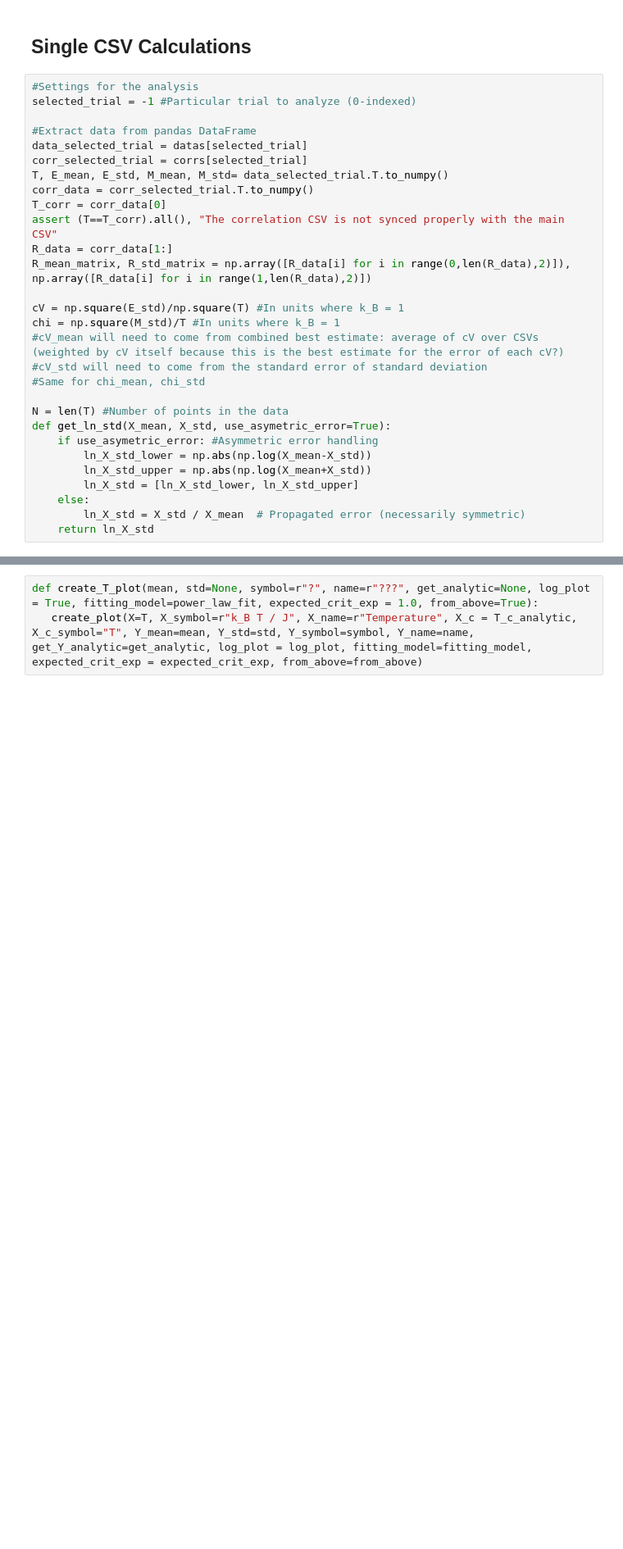
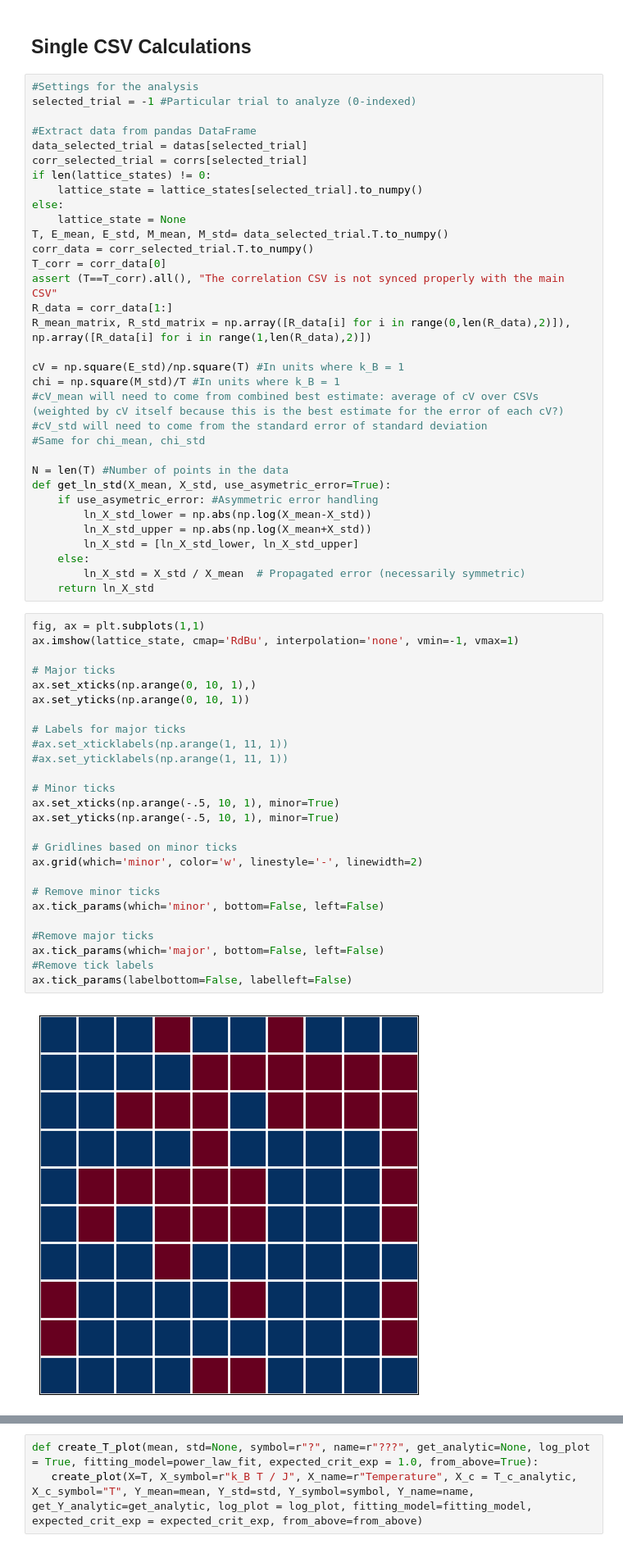
Before and after one commit to DarkLordProgrammer/ising, a Jupyter notebook: ising_plot_wyatt.ipynb, the cells around one changed output, grey strips where cells are left out. Shown at 82% size. Saved outputs shown, nothing was run; the diff lists cells and outputs as text; blank space fills up the shorter version.

```diff
--- a/ising_plot_wyatt.ipynb
+++ b/ising_plot_wyatt.ipynb
@@ -229,6 +234,10 @@ selected_trial = -1 #Particular trial to analyze (0-indexed)
 #Extract data from pandas DataFrame
 data_selected_trial = datas[selected_trial]
 corr_selected_trial = corrs[selected_trial]
+if len(lattice_states) != 0:
+    lattice_state = lattice_states[selected_trial].to_numpy()
+else:
+    lattice_state = None
 T, E_mean, E_std, M_mean, M_std= data_selected_trial.T.to_numpy()
 corr_data = corr_selected_trial.T.to_numpy()
 T_corr = corr_data[0]
@@ -251,6 +260,34 @@ def get_ln_std(X_mean, X_std, use_asymetric_error=True):
     else:
         ln_X_std = X_std / X_mean  # Propagated error (necessarily symmetric)
     return ln_X_std
+# %%
+fig, ax = plt.subplots(1,1)
+ax.imshow(lattice_state, cmap='RdBu', interpolation='none', vmin=-1, vmax=1)
+
+# Major ticks
+ax.set_xticks(np.arange(0, 10, 1),)
+ax.set_yticks(np.arange(0, 10, 1))
+
+# Labels for major ticks
+#ax.set_xticklabels(np.arange(1, 11, 1))
+#ax.set_yticklabels(np.arange(1, 11, 1))
+
+# Minor ticks
+ax.set_xticks(np.arange(-.5, 10, 1), minor=True)
+ax.set_yticks(np.arange(-.5, 10, 1), minor=True)
+
+# Gridlines based on minor ticks
+ax.grid(which='minor', color='w', linestyle='-', linewidth=2)
+
+# Remove minor ticks
+ax.tick_params(which='minor', bottom=False, left=False)
+
+#Remove major ticks
+ax.tick_params(which='major', bottom=False, left=False)
+#Remove tick labels
+ax.tick_params(labelbottom=False, labelleft=False)
+# %% [output]
+[figure, added]
 # %%
 def create_plot(X, X_symbol=r"?", X_name=r"???", X_c = None, X_c_symbol = None, Y_mean=None, Y_std=None, Y_symbol=r"?", Y_name=r"???", get_Y_analytic=None, log_plot = True, fitting_model=None, expected_crit_exp = 1.0, from_above=True):
     #Error handling
```
Also changed, not shown: parts of 3 cells of this notebook, 13 other files.
